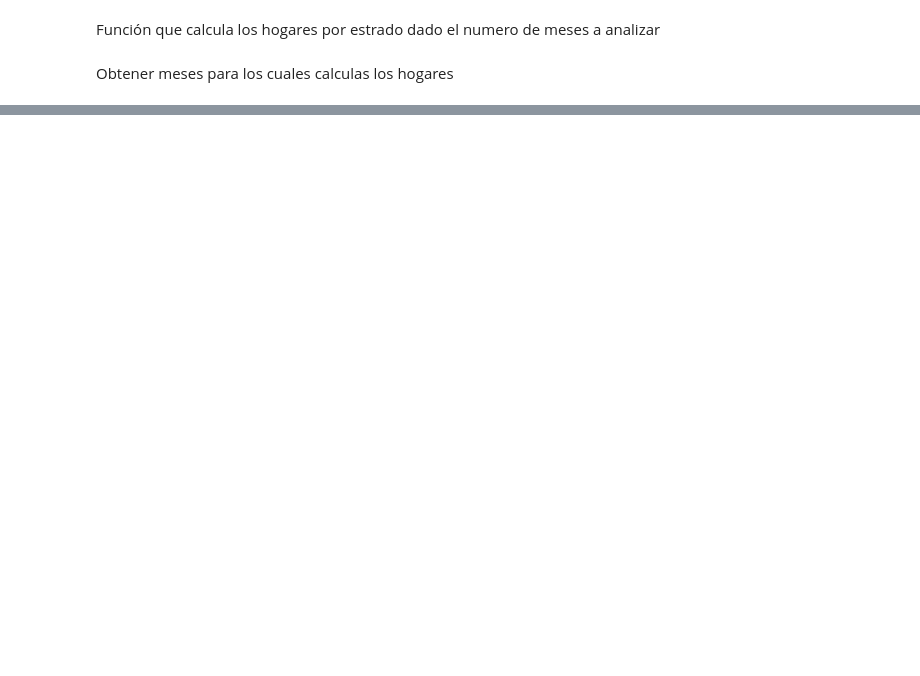
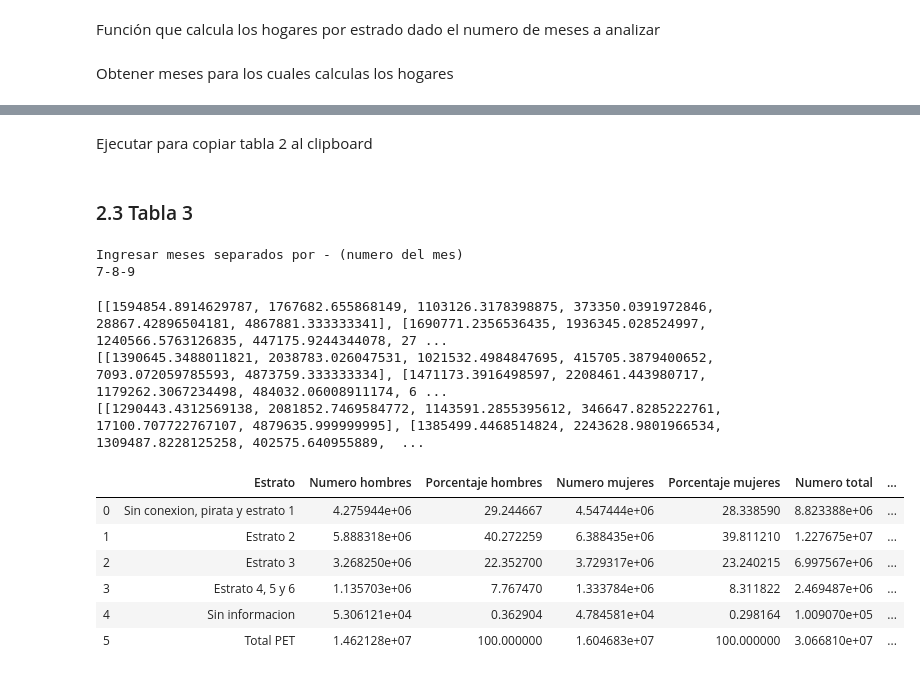
Before and after one commit to jcmontoyar/CUSO2020, a Jupyter notebook: CUSO_Reader.ipynb, the cells around one changed output, grey strips where cells are left out. Drawn from its saved outputs; the diff is of its cells as text; code cells hidden in the pictures; blank space fills up the shorter version.

```diff
--- a/CUSO_Reader.ipynb
+++ b/CUSO_Reader.ipynb
@@ -269,0 +294,2 @@ estratos
+# %%
+mesesTabla2 = mesesTabla2.split('-')
@@ -269,0 +344,2 @@ estratos
+# %% [markdown]
+Ejecutar para copiar tabla 2 al clipboard
@@ -269,0 +348,6 @@ estratos
+# %% [markdown]
+### 2.3 Tabla 3
+# %%
+PET = 12
+colEdad = 'P6040'
+colSexo = 'P6020'
@@ -269,0 +403,64 @@ estratos
+# %%
+mesesTabla3 = input('Ingresar meses separados por - (numero del mes) \n')
+# %% [output]
+Ingresar meses separados por - (numero del mes)
+7-8-9
+# %%
+mesesTabla3 = mesesTabla3.split('-')
+# %%
+# Array con los estratos
+estratos = ['Sin conexion, pirata y estrato 1', 'Estrato 2', 'Estrato 3', 'Estrato 4, 5 y 6','Sin informacion']
+
+# Columna de estratos a poner en la tabla
+estratosTabla = estratos
+estratosTabla.append('Total PET')
+
+#Array con contador por estrato, siguiendo el orden de la columna estratos por tabla
+results = [[0,0,0,0,0,0],[0,0,0,0,0,0],[0,0,0,0,0,0]]
+
+#Calcular suma de personas por estrato por cada mes en array meses tabla 2
+for i in mesesTabla3:
+    #Obtener dataframes del mes i necesarios para calcular los hogares por estrato
+    dfVivienda =dfs[int(i)-1]
+    dfGen =dfCaracteristicasGen[int(i)-1]
+
+    #Hacer join de los dataframes
+    joined = pd.merge(dfGen, dfVivienda, on=['DIRECTORIO','SECUENCIA_P'], how='outer')
+
+    #Obtener numero de las personas y sumarlo al array de num personas
+    results = np.add(results, calculateGenderByEstratoPET(joined, len(mesesTabla3)))
+
+
+#Calcular porcentaje de personas
+porcentajePersonas = [[0,0,0,0,0,0],[0,0,0,0,0,0],[0,0,0,0,0,0]]
+for i in range(len(porcentajePersonas)):
+    for j in range(len(porcentajePersonas[i])):
+        porcentajePersonas[i][j] = results[i][j]/results[i][5]*100
+
+#Construir table data del dataframe para imprimirlo
+dataTabla = {'Estrato':  estratosTabla,
+        'Numero hombres': results[0],
+        'Porcentaje hombres': porcentajePersonas[0],
+        'Numero mujeres': results[1],
+        'Porcentaje mujeres': porcentajePersonas[1],
+        'Numero total': results[2],
+        'Porcentaje total': porcentajePersonas[2],
+        }
+
+#Construir dataframe y transformar los resultados a string para que sea sencillo copiarlos al excel
+tabla = pd.DataFrame(dataTabla, columns = ['Estrato' ,'Numero hombres','Porcentaje hombres',
+                                           'Numero mujeres','Porcentaje mujeres','Numero total','Porcentaje total'])
+#tabla['Porcentaje de Personas'] = tabla['Porcentaje de Personas'].astype(str)
+#tabla['No. de personas'] = tabla['No. de personas'].astype(str)
+tabla
+# %% [output]
+[[1594854.8914629787, 1767682.655868149, 1103126.3178398875, 373350.0391972846, 28867.42896504181, 4867881.333333341], [1690771.2356536435, 1936345.028524997, 1240566.5763126835, 447175.9244344078, 27 ...
+[[1390645.3488011821, 2038783.026047531, 1021532.4984847695, 415705.3879400652, 7093.072059785593, 4873759.333333334], [1471173.3916498597, 2208461.443980717, 1179262.3067234498, 484032.06008911174, 6 ...
+[[1290443.4312569138, 2081852.7469584772, 1143591.2855395612, 346647.8285222761, 17100.707722767107, 4879635.999999995], [1385499.4468514824, 2243628.9801966534, 1309487.8228125258, 402575.640955889,  ...
+|  | Estrato | Numero hombres | Porcentaje hombres | Numero mujeres | Porcentaje mujeres | Numero total | ... |
+| 0 | Sin conexion, pirata y estrato 1 | 4.275944e+06 | 29.244667 | 4.547444e+06 | 28.338590 | 8.823388e+06 | ... |
+| 1 | Estrato 2 | 5.888318e+06 | 40.272259 | 6.388435e+06 | 39.811210 | 1.227675e+07 | ... |
+| 2 | Estrato 3 | 3.268250e+06 | 22.352700 | 3.729317e+06 | 23.240215 | 6.997567e+06 | ... |
+| 3 | Estrato 4, 5 y 6 | 1.135703e+06 | 7.767470 | 1.333784e+06 | 8.311822 | 2.469487e+06 | ... |
+| 4 | Sin informacion | 5.306121e+04 | 0.362904 | 4.784581e+04 | 0.298164 | 1.009070e+05 | ... |
+| 5 | Total PET | 1.462128e+07 | 100.000000 | 1.604683e+07 | 100.000000 | 3.066810e+07 | ... |
```
Also changed, not shown: parts of 23 cells of this notebook, 1 other file.
